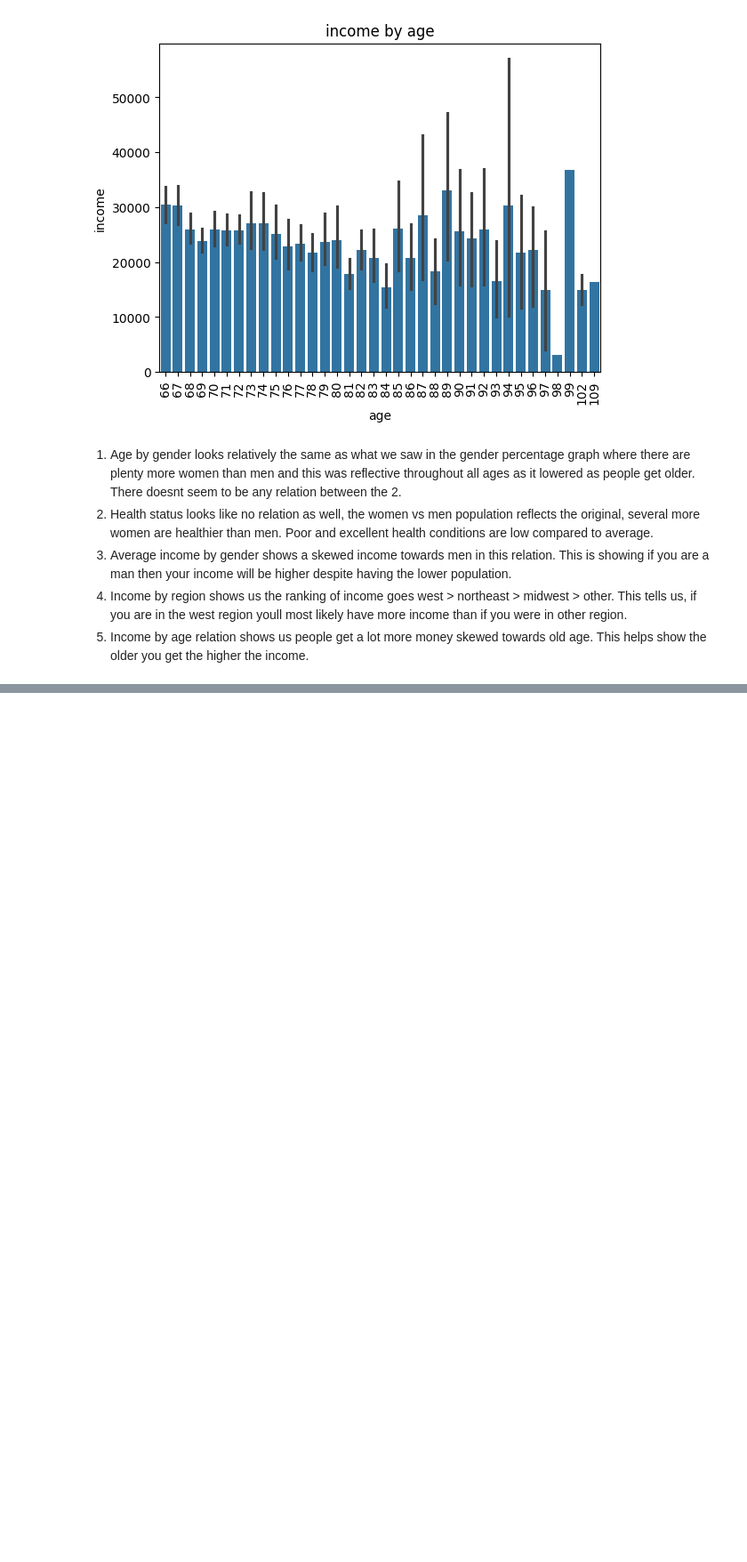
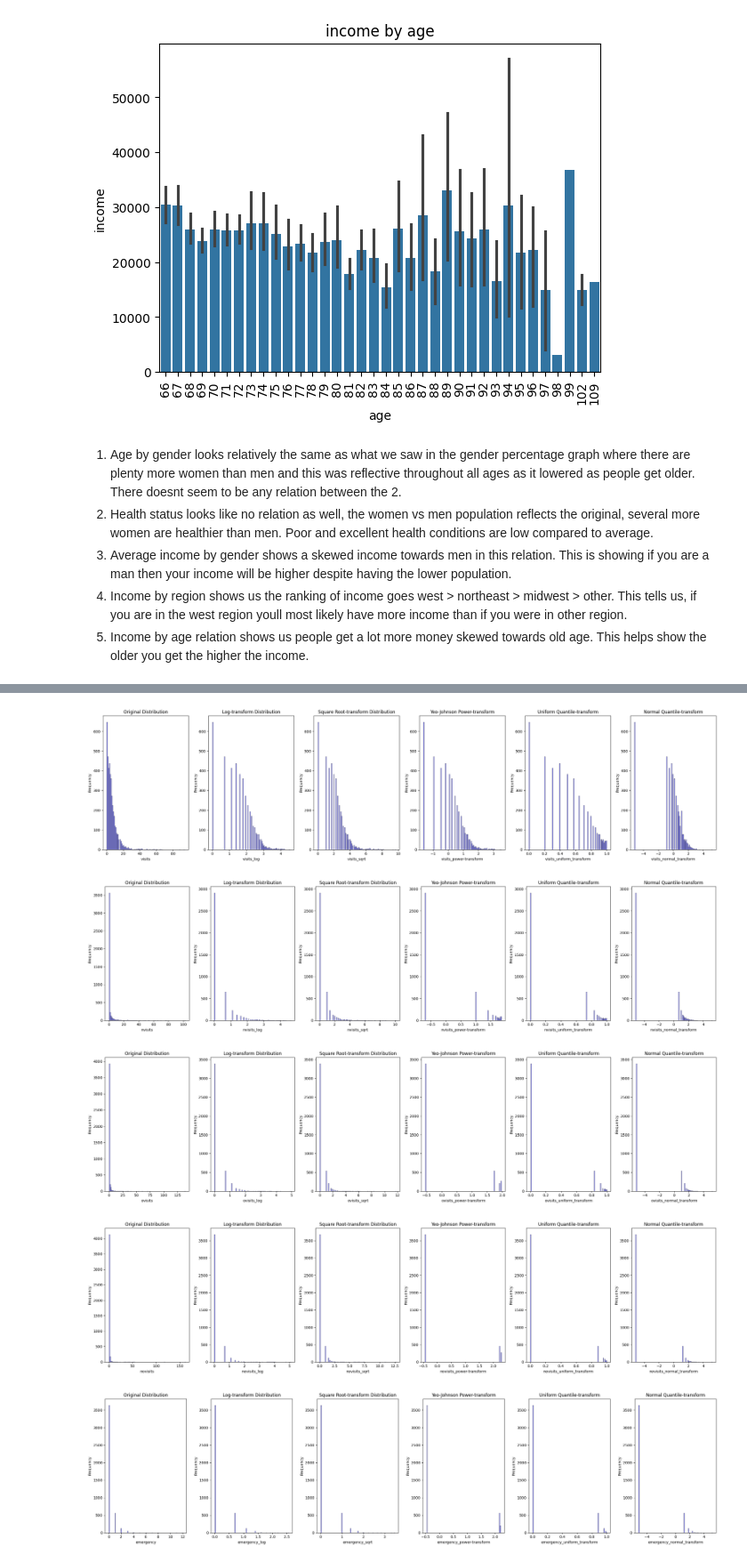
Before and after one commit to gentralg-Gitcoding/fullstack-projects, a Jupyter notebook: capstoneProject/capstoneProject.ipynb, the cells around one changed output, grey strips where cells are left out. Shown at 89% size. Cells and saved outputs as stored; diff of their text form; code cells hidden in the pictures; blank space fills up the shorter version.

```diff
--- a/capstoneProject/capstoneProject.ipynb
+++ b/capstoneProject/capstoneProject.ipynb
@@ -903,0 +1361,5 @@ plt.show()
+# %%
+#Concatenating the categories columns into our numerically imputed df for use later
+session_4_imputed_df = pd.concat([session_4_imputed_df, session_4_dirty_df[categories]], axis=1)
+
+session_4_imputed_df
@@ -903,0 +1454,2 @@ plt.show()
+# %%
+session_4_imputed_df['insurance'] = session_4_dirty_df['insurance'].fillna('no')
@@ -903,0 +1568,11 @@ plt.show()
+# %%
+x_poly = PolynomialFeatures(degree=3)  #3
+new_x = x_poly.fit_transform(session_4_imputed_df[numerical_features])
+new_feature_names = x_poly.get_feature_names_out()
+
+new_poly_df = pd.DataFrame(new_x, columns=new_feature_names)
+session_4_imputed_df = pd.concat([session_4_imputed_df, new_poly_df], axis=1)
+
+#Remove duplicate columns
+session_4_imputed_df = session_4_imputed_df.loc[:, ~session_4_imputed_df.columns.duplicated()]
+session_4_imputed_df
@@ -903,0 +1615,62 @@ plt.show()
+# %%
+#Observing and Creating features of transformations on each feature
+for feature in numerical_features:
+    #Logged transform
+    session_4_imputed_df[f'{feature}_log'] = np.log1p(session_4_imputed_df[feature])
+
+    #Square Root transform
+    session_4_imputed_df[f'{feature}_sqrt'] = np.sqrt(session_4_imputed_df[feature])
+
+    #Apply a power transformer Yeo-Johnson is default, handles positive and negatives
+    transformer = PowerTransformer()
+    session_4_imputed_df[f'{feature}_power_transform'] = transformer.fit_transform(session_4_imputed_df[[feature]])
+
+    #Apply Quantile transformer for uniform distribution
+    transformer = QuantileTransformer(output_distribution='uniform')
+    session_4_imputed_df[f'{feature}_uniform_transform'] = transformer.fit_transform(session_4_imputed_df[[feature]])
+
+    #Apply Quantile transformer for normal distribution
+    transformer = QuantileTransformer(output_distribution='normal')
+    session_4_imputed_df[f'{feature}_normal_transform'] = transformer.fit_transform(session_4_imputed_df[[feature]])
+
+    fig, axes = plt.subplots(1, 6, figsize=(24, 6))
+
+    axes[0].hist(session_4_imputed_df[feature], bins=100, color='blue', alpha=0.4, edgecolor='black', label='Original')
+    session_4_imputed_df
+    axes[0].set_title('Original Distribution')
+    axes[0].set_xlabel(feature)
+    axes[0].set_ylabel('Frequency')
+
+    axes[1].hist(session_4_imputed_df[f'{feature}_log'], bins=100, color='blue', alpha=0.4, edgecolor='black', label='Logged Transform')
+    axes[1].set_title('Log-transform Distribution')
+    axes[1].set_xlabel(f'{feature}_log')
+    axes[1].set_ylabel('Frequency')
+
+    axes[2].hist(session_4_imputed_df[f'{feature}_sqrt'], bins=100, color='blue', alpha=0.4, edgecolor='black', label='Square Root Transform')
+    axes[2].set_title('Square Root-transform Distribution')
+    axes[2].set_xlabel(f'{feature}_sqrt')
+    axes[2].set_ylabel('Frequency')
+
+    axes[3].hist(session_4_imputed_df[f'{feature}_power_transform'], bins=100, color='blue', alpha=0.4, edgecolor='black', label='Yeo-Johnson Transform')
+    axes[3].set_title('Yeo-Johnson Power-transform')
+    axes[3].set_xlabel(f'{feature}_power-transform')
+    axes[3].set_ylabel('Frequency')
+
+    axes[4].hist(session_4_imputed_df[f'{feature}_uniform_transform'], bins=100, color='blue', alpha=0.4, edgecolor='black', label='Uniform Transform')
+    axes[4].set_title('Uniform Quantile-transform')
+    axes[4].set_xlabel(f'{feature}_uniform_transform')
+    axes[4].set_ylabel('Frequency')
+
+    axes[5].hist(session_4_imputed_df[f'{feature}_normal_transform'], bins=100, color='blue', alpha=0.4, edgecolor='black', label='Normal Transform')
+    axes[5].set_title('Normal Quantile-transform')
+    axes[5].set_xlabel(f'{feature}_normal_transform')
+    axes[5].set_ylabel('Frequency')
+
+    plt.tight_layout()
+    plt.show()
+# %% [output]
+[figure, added]
+[figure, added]
+[figure, added]
+[figure, added]
+[figure, added]
```
Also changed, not shown: parts of 66 cells of this notebook, 3 other files.
